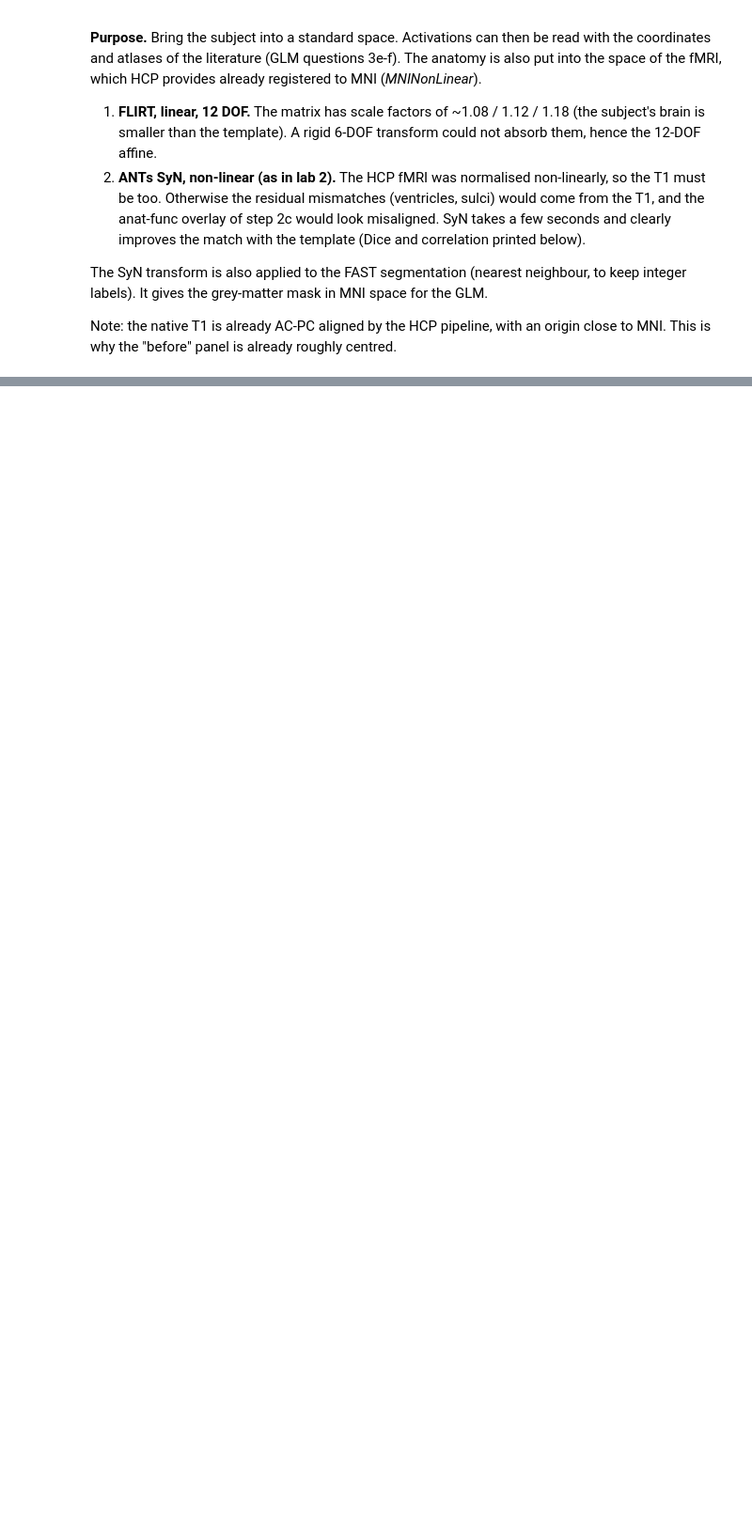
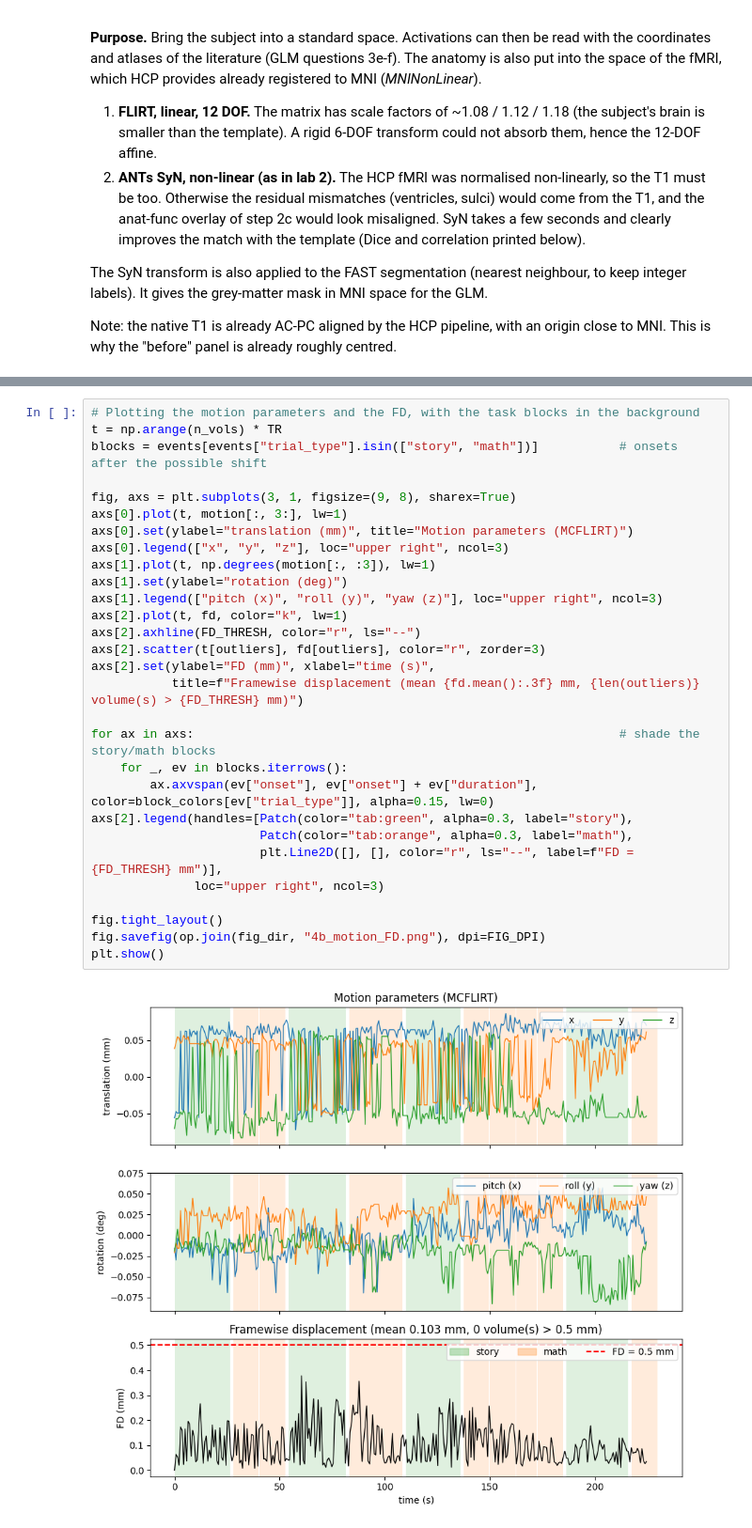
Before and after one commit to matt1234-cmd/NSSP-Mini-project-1, a Jupyter notebook: Project_notebook.ipynb, the cells around one changed output, grey strips where cells are left out. Shown at 94% size. Drawn from its saved outputs; the diff is of its cells as text; blank space fills up the shorter version.

```diff
--- a/Project_notebook.ipynb
+++ b/Project_notebook.ipynb
@@ -262,0 +414,31 @@ plt.show()
+# %%
+# Plotting the motion parameters and the FD, with the task blocks in the background
+t = np.arange(n_vols) * TR
+blocks = events[events["trial_type"].isin(["story", "math"])]           # onsets after the possible shift
+
+fig, axs = plt.subplots(3, 1, figsize=(9, 8), sharex=True)
+axs[0].plot(t, motion[:, 3:], lw=1)
+axs[0].set(ylabel="translation (mm)", title="Motion parameters (MCFLIRT)")
+axs[0].legend(["x", "y", "z"], loc="upper right", ncol=3)
+axs[1].plot(t, np.degrees(motion[:, :3]), lw=1)
+axs[1].set(ylabel="rotation (deg)")
+axs[1].legend(["pitch (x)", "roll (y)", "yaw (z)"], loc="upper right", ncol=3)
+axs[2].plot(t, fd, color="k", lw=1)
+axs[2].axhline(FD_THRESH, color="r", ls="--")
+axs[2].scatter(t[outliers], fd[outliers], color="r", zorder=3)
+axs[2].set(ylabel="FD (mm)", xlabel="time (s)",
+           title=f"Framewise displacement (mean {fd.mean():.3f} mm, {len(outliers)} volume(s) > {FD_THRESH} mm)")
+
+for ax in axs:                                                          # shade the story/math blocks
+    for _, ev in blocks.iterrows():
+        ax.axvspan(ev["onset"], ev["onset"] + ev["duration"], color=block_colors[ev["trial_type"]], alpha=0.15, lw=0)
+axs[2].legend(handles=[Patch(color="tab:green", alpha=0.3, label="story"),
+                       Patch(color="tab:orange", alpha=0.3, label="math"),
+                       plt.Line2D([], [], color="r", ls="--", label=f"FD = {FD_THRESH} mm")],
+              loc="upper right", ncol=3)
+
+fig.tight_layout()
+fig.savefig(op.join(fig_dir, "4b_motion_FD.png"), dpi=FIG_DPI)
+plt.show()
+# %% [output]
+[figure, added]
```
Also changed, not shown: parts of 18 cells of this notebook.
